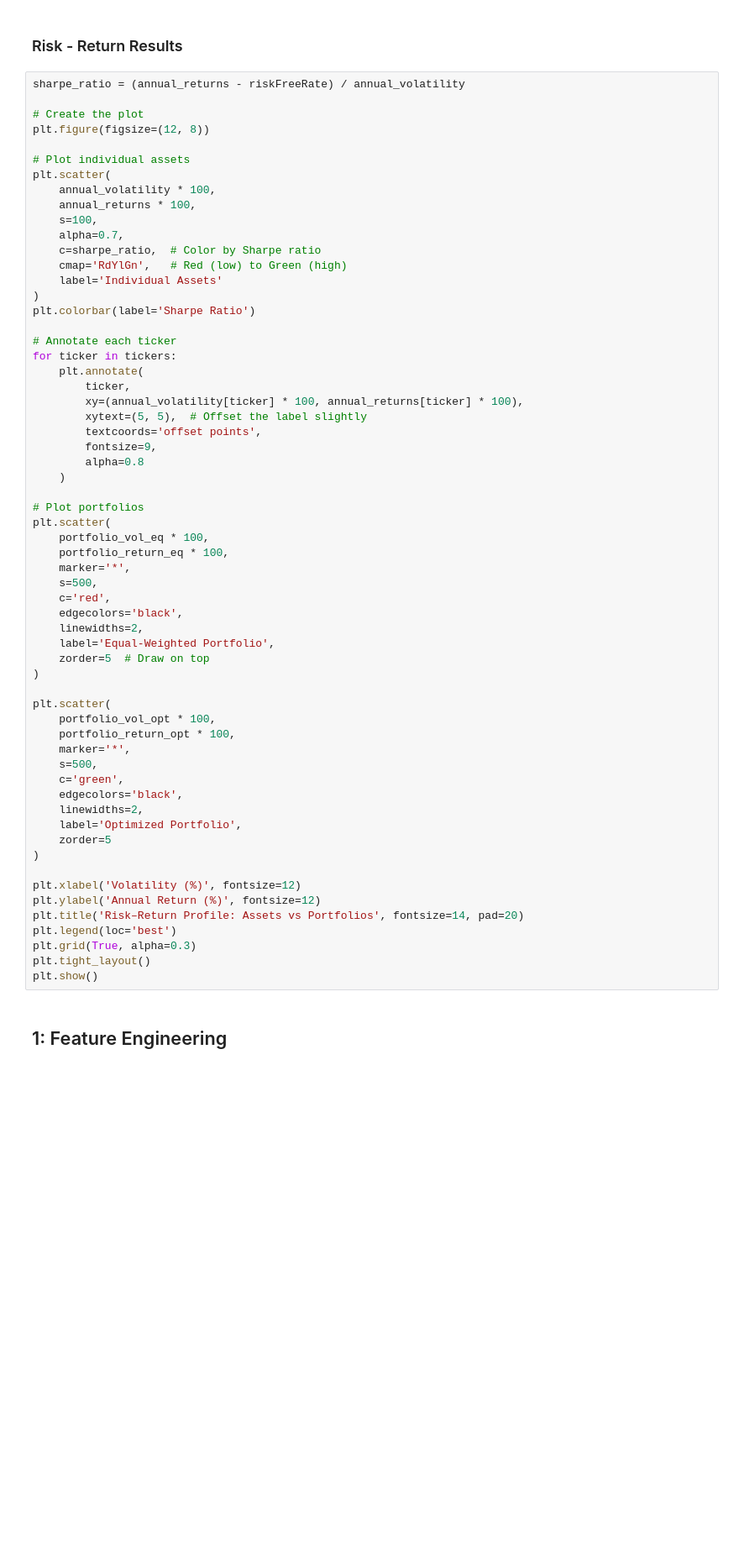
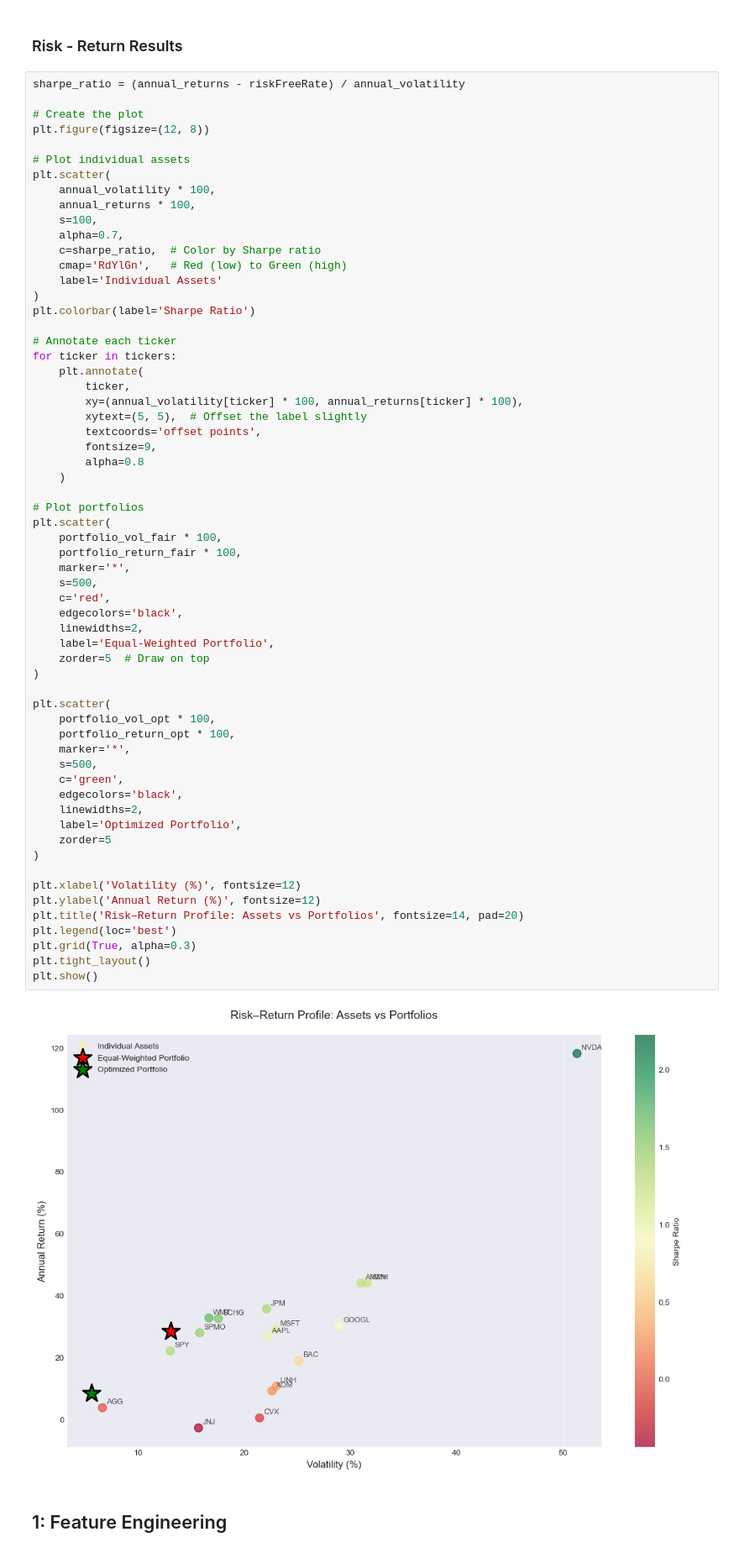
Before and after one commit to ArdahanDogru/Portfolio-Analyzer, a Jupyter notebook: Portfolio Analyzer.ipynb, the cells around one changed output. Shown at 84% size. Saved outputs shown, nothing was run; the diff lists cells and outputs as text; blank space fills up the shorter version.

```diff
--- a/Portfolio Analyzer.ipynb
+++ b/Portfolio Analyzer.ipynb
@@ -204,36 +237,38 @@ for ticker in tickers:
 
 # Plot portfolios
 plt.scatter(
-    portfolio_vol_eq * 100,
-    portfolio_return_eq * 100,
+    portfolio_vol_fair * 100,
+    portfolio_return_fair * 100,
     marker='*',
     s=500,
     c='red',
     edgecolors='black',
     linewidths=2,
     label='Equal-Weighted Portfolio',
     zorder=5  # Draw on top
 )
 
 plt.scatter(
     portfolio_vol_opt * 100,
     portfolio_return_opt * 100,
     marker='*',
     s=500,
     c='green',
     edgecolors='black',
     linewidths=2,
     label='Optimized Portfolio',
     zorder=5
 )
 
 plt.xlabel('Volatility (%)', fontsize=12)
 plt.ylabel('Annual Return (%)', fontsize=12)
 plt.title('Risk–Return Profile: Assets vs Portfolios', fontsize=14, pad=20)
 plt.legend(loc='best')
 plt.grid(True, alpha=0.3)
 plt.tight_layout()
 plt.show()
+# %% [output]
+[figure, added]
 # %% [markdown]
 ##  1: Feature Engineering
 # %% [markdown]
```
Also changed, not shown: parts of 11 cells of this notebook.
